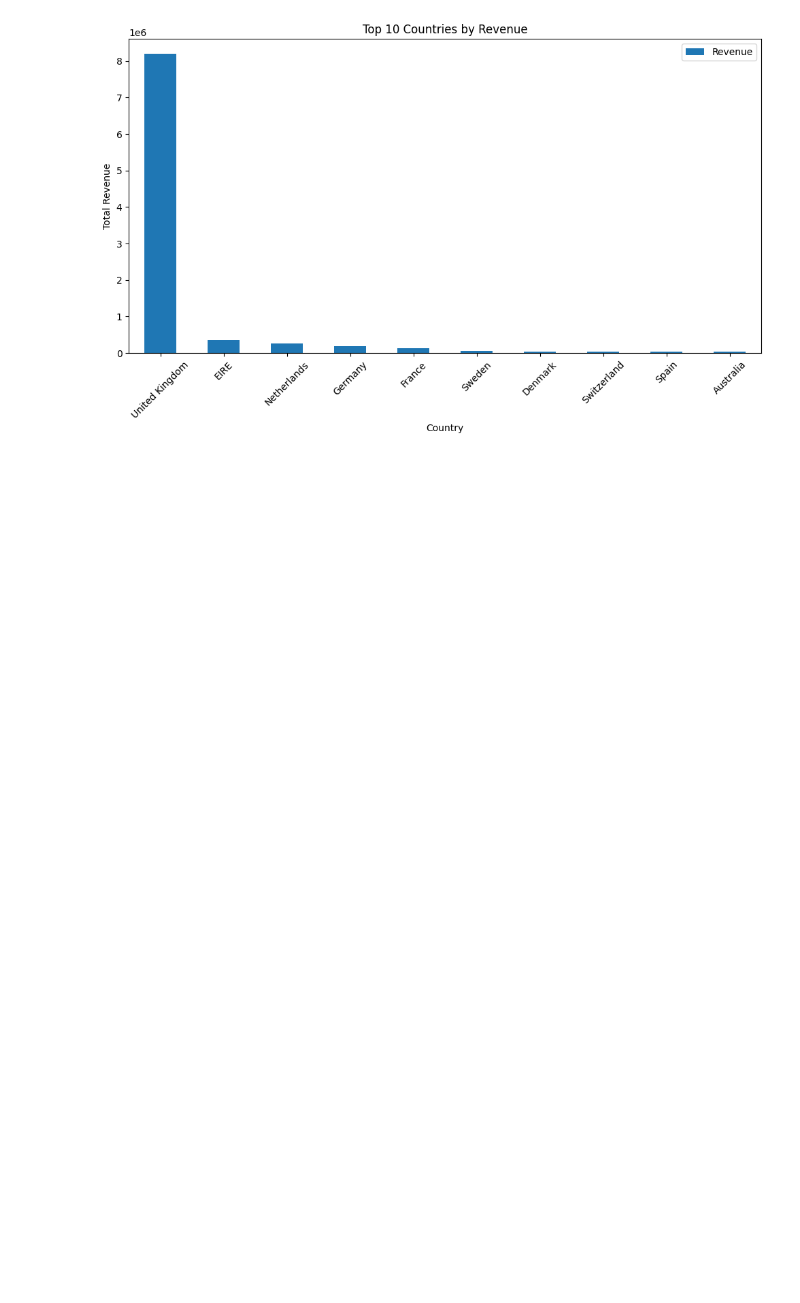
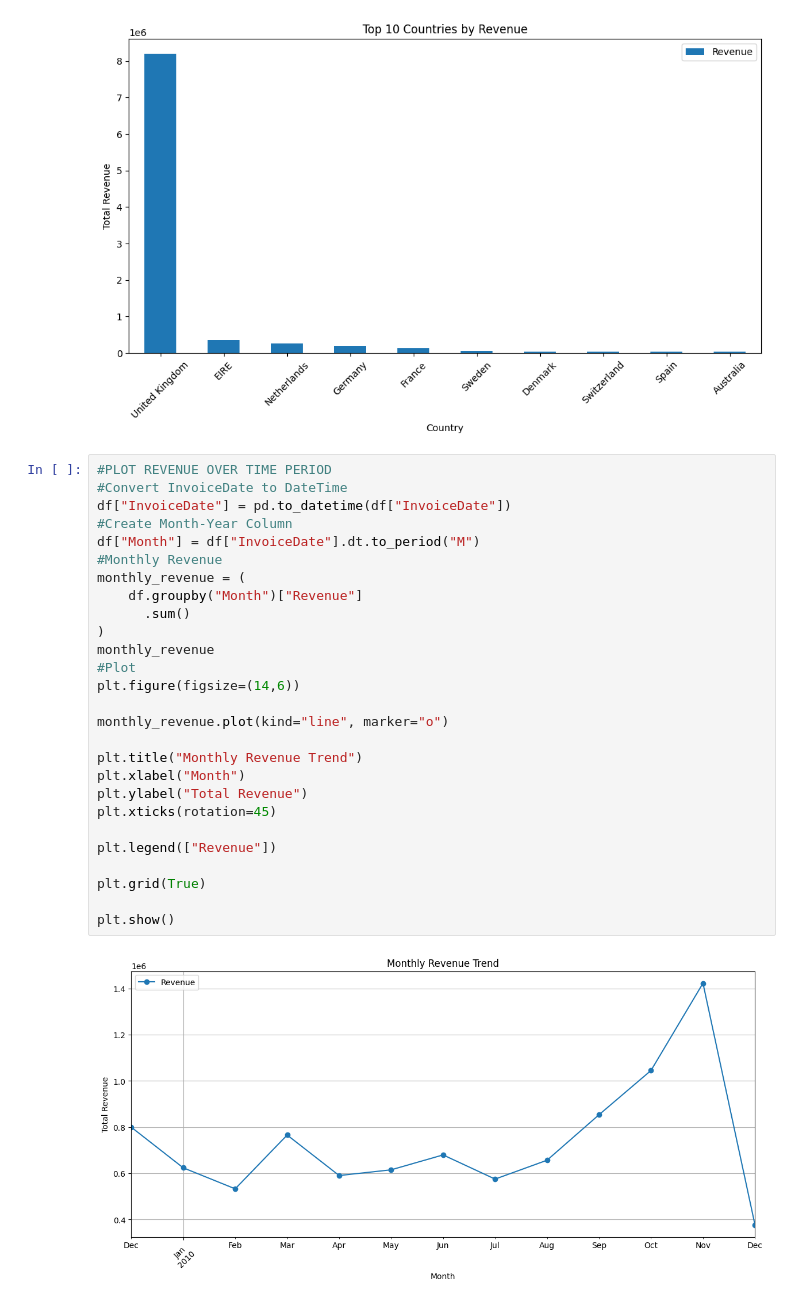
Before and after one commit to hania-sajjad/WEEK-1-TASK, a Jupyter notebook: EDA_Online_Retail.ipynb, the cells around one changed output. Saved outputs shown, nothing was run; the diff lists cells and outputs as text; blank space fills up the shorter version.

Commit message:
Trend over Time

```diff
--- a/EDA_Online_Retail.ipynb
+++ b/EDA_Online_Retail.ipynb
@@ -190,3 +190,32 @@ plt.legend(["Revenue"])
 plt.show()
 # %% [output]
 [figure]
+# %%
+#PLOT REVENUE OVER TIME PERIOD
+#Convert InvoiceDate to DateTime
+df["InvoiceDate"] = pd.to_datetime(df["InvoiceDate"])
+#Create Month-Year Column
+df["Month"] = df["InvoiceDate"].dt.to_period("M")
+#Monthly Revenue
+monthly_revenue = (
+    df.groupby("Month")["Revenue"]
+      .sum()
+)
+monthly_revenue
+#Plot
+plt.figure(figsize=(14,6))
+
+monthly_revenue.plot(kind="line", marker="o")
+
+plt.title("Monthly Revenue Trend")
+plt.xlabel("Month")
+plt.ylabel("Total Revenue")
+plt.xticks(rotation=45)
+
+plt.legend(["Revenue"])
+
+plt.grid(True)
+
+plt.show()
+# %% [output]
+[figure, added]
```
